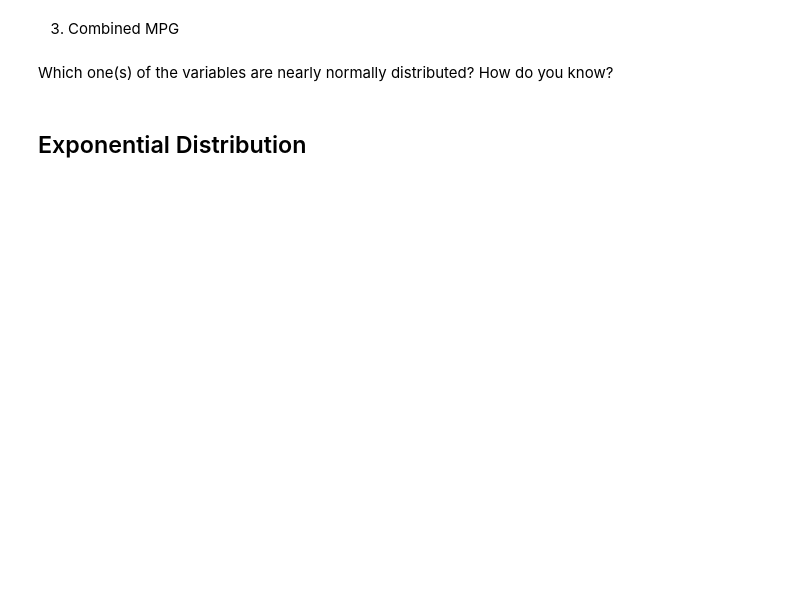
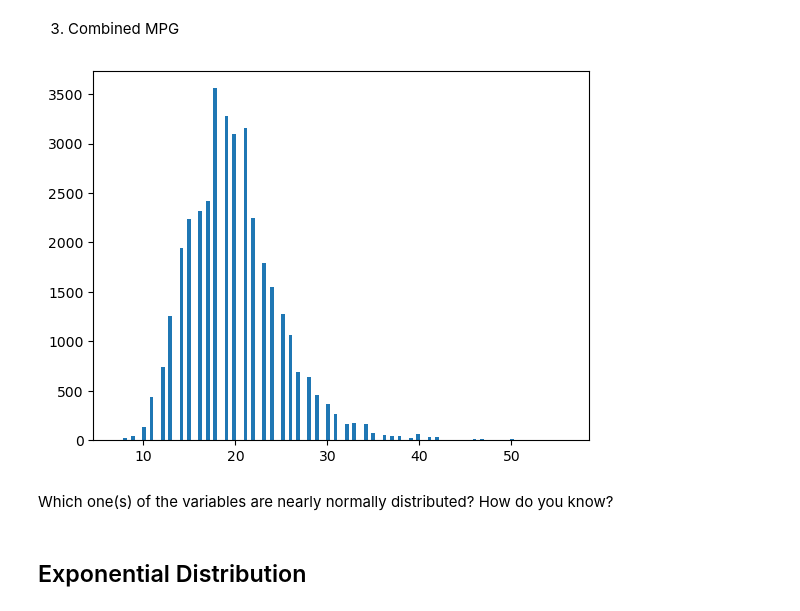
Before and after one commit to filokaizen/6.1-lab_continuous_probability_distributions, a Jupyter notebook: your-code/main.ipynb, the cells around one changed output. Saved outputs shown, nothing was run; the diff lists cells and outputs as text; code cells hidden in the pictures; blank space fills up the shorter version.

```diff
--- a/your-code/main.ipynb
+++ b/your-code/main.ipynb
@@ -154,3 +171,8 @@ Then plot the histograms for the following variables:
+# %%
+plt.hist(vehicles["Combined MPG"], bins = 120)
+plt.show()
+# %% [output]
+[figure, added]
 # %% [markdown]
 Which one(s) of the variables are nearly normally distributed? How do you know?
 # %%
```
Also changed, not shown: parts of 15 cells of this notebook.
